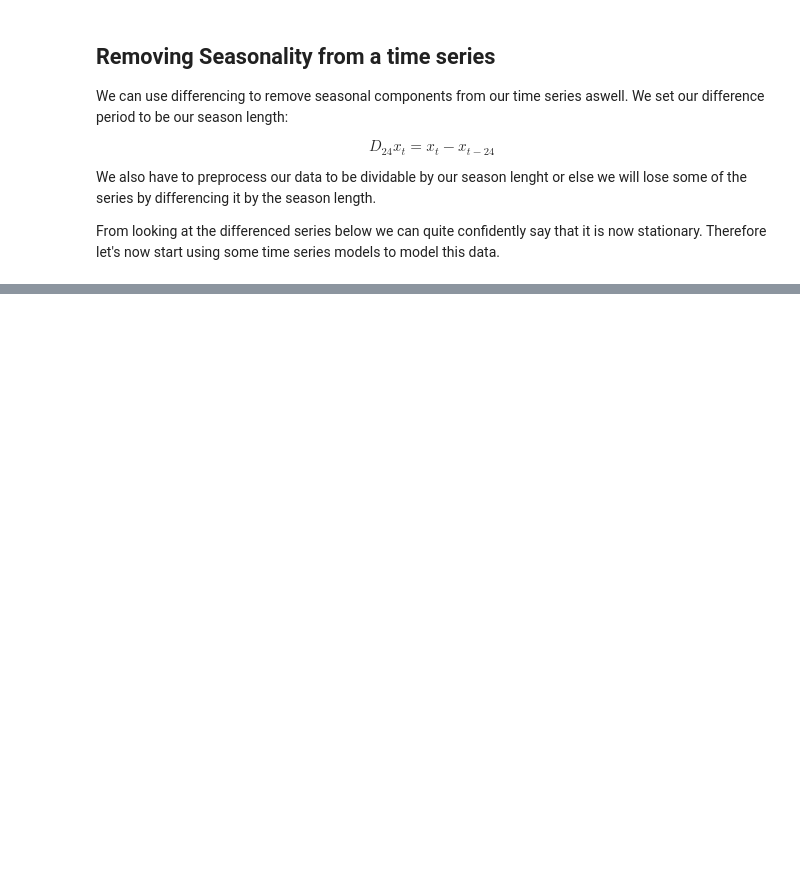
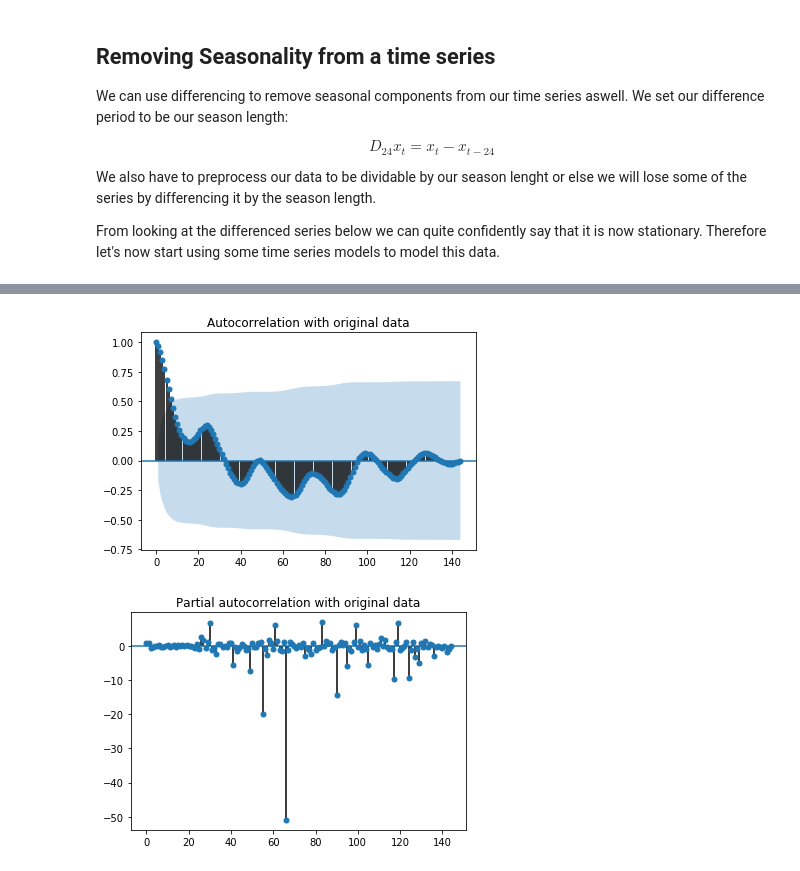
Before and after one commit to JoonasMaanonen/weatherStation, a Jupyter notebook: analysis.ipynb, the cells around one changed output, grey strips where cells are left out. Cells and saved outputs as stored; diff of their text form; code cells hidden in the pictures; blank space fills up the shorter version.

```diff
--- a/analysis.ipynb
+++ b/analysis.ipynb
@@ -154,0 +163,26 @@ Good tools for determining, which time series might fit the data well are the au
+# %%
+from pandas import Series
+from statsmodels.graphics.tsaplots import plot_acf, plot_pacf
+import warnings
+warnings.filterwarnings('ignore')
+
+# Make separate data frames for humidity and temp
+df_temp = data[['Date','Temperature(C)']]
+df_hum = data[['Date', 'Humidity(%)']]
+
+# In order for us to use plot_acf we need to convert the dates into
+# datetimes
+datetime = pd.to_datetime(data['Date'])
+df_temp['datetime'] = datetime
+df_hum['datetime'] = datetime
+
+df_temp = df_temp.set_index('datetime')
+df_hum = df_hum.set_index('datetime')
+
+df_temp.drop(['Date'], axis=1, inplace=True)
+df_hum.drop(['Date'], axis=1, inplace=True)
+print(df_temp.tail())
+
+_ = plot_acf(df_temp, title="Autocorrelation with original data") # Return value to remove duplicate plot
+_ = plot_pacf(df_temp, title="Partial autocorrelation with original data") # Return value to remove duplicate plot
+# %% [output]
@@ -154,0 +196,2 @@ Good tools for determining, which time series might fit the data well are the au
+[figure, added]
+[figure, added]
```
Also changed, not shown: parts of 13 cells of this notebook.
